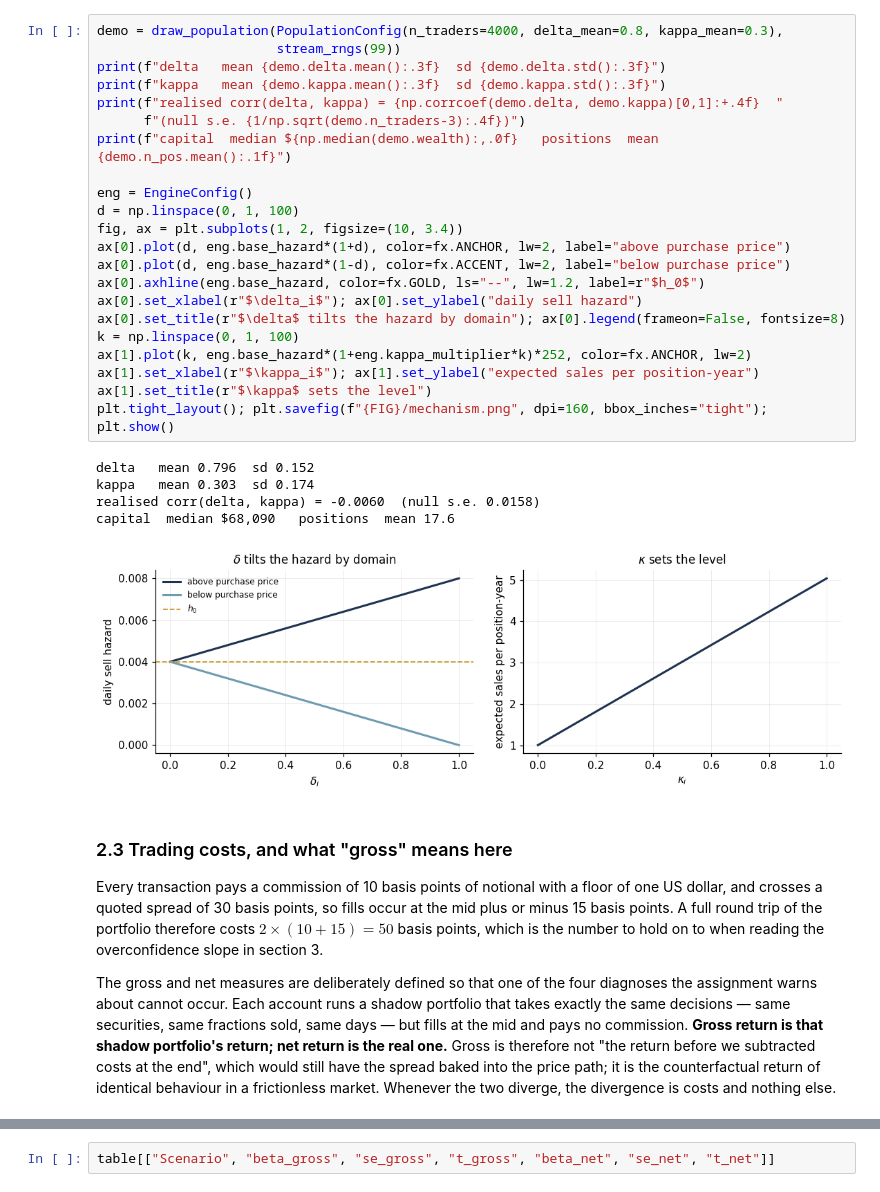
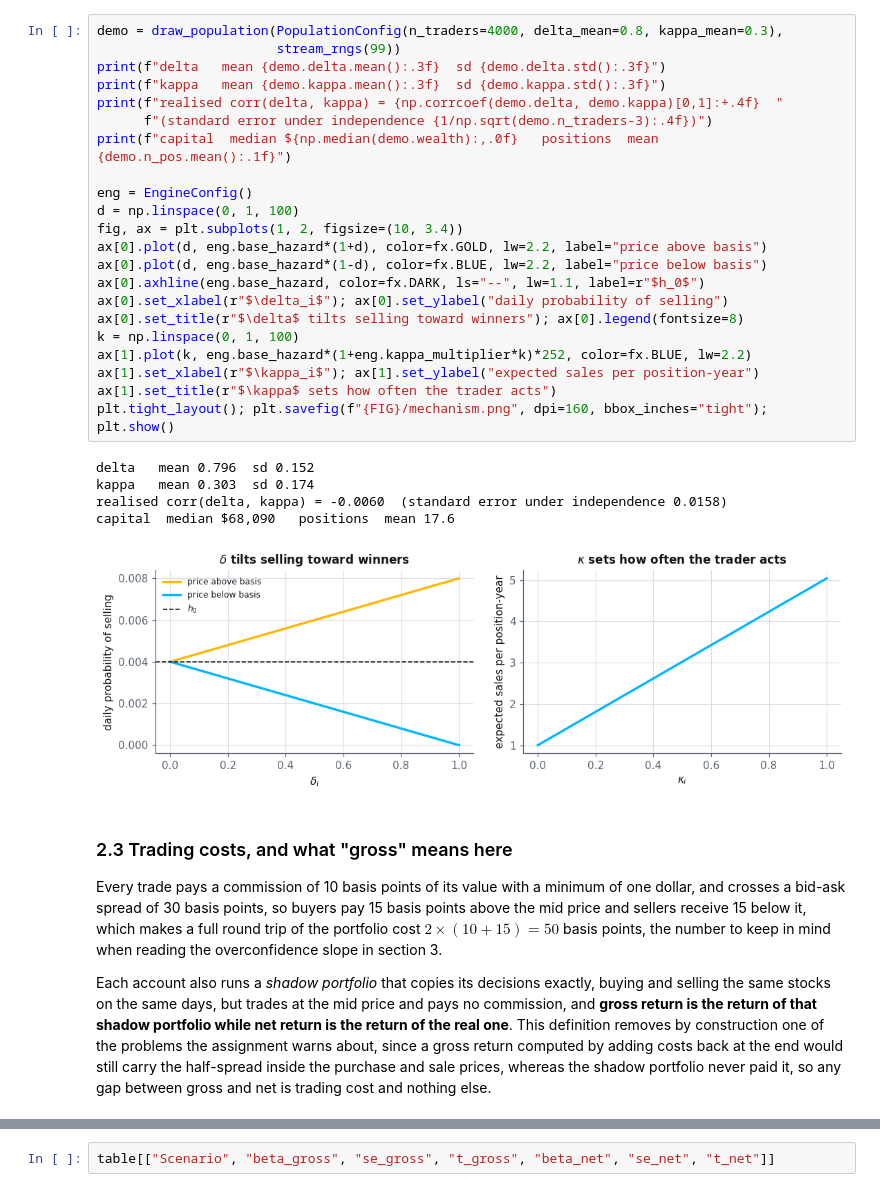
Before and after one commit to Urielledezma/Behavioural-Finance-Studies, a Jupyter notebook: studies/p01-disposition-overconfidence/P01_behavioral_finance.ipynb, the cells around one changed output, grey strips where cells are left out. Saved outputs shown, nothing was run; the diff lists cells and outputs as text.

```diff
--- a/studies/p01-disposition-overconfidence/P01_behavioral_finance.ipynb
+++ b/studies/p01-disposition-overconfidence/P01_behavioral_finance.ipynb
@@ -216,47 +217,36 @@ day into a security chosen uniformly at random, independently of its past and it
 # %%
 demo = draw_population(PopulationConfig(n_traders=4000, delta_mean=0.8, kappa_mean=0.3),
                        stream_rngs(99))
 print(f"delta   mean {demo.delta.mean():.3f}  sd {demo.delta.std():.3f}")
 print(f"kappa   mean {demo.kappa.mean():.3f}  sd {demo.kappa.std():.3f}")
 print(f"realised corr(delta, kappa) = {np.corrcoef(demo.delta, demo.kappa)[0,1]:+.4f}  "
-      f"(null s.e. {1/np.sqrt(demo.n_traders-3):.4f})")
+      f"(standard error under independence {1/np.sqrt(demo.n_traders-3):.4f})")
 print(f"capital  median ${np.median(demo.wealth):,.0f}   positions  mean {demo.n_pos.mean():.1f}")
 
 eng = EngineConfig()
 d = np.linspace(0, 1, 100)
 fig, ax = plt.subplots(1, 2, figsize=(10, 3.4))
-ax[0].plot(d, eng.base_hazard*(1+d), color=fx.ANCHOR, lw=2, label="above purchase price")
-ax[0].plot(d, eng.base_hazard*(1-d), color=fx.ACCENT, lw=2, label="below purchase price")
-ax[0].axhline(eng.base_hazard, color=fx.GOLD, ls="--", lw=1.2, label=r"$h_0$")
-ax[0].set_xlabel(r"$\delta_i$"); ax[0].set_ylabel("daily sell hazard")
-ax[0].set_title(r"$\delta$ tilts the hazard by domain"); ax[0].legend(frameon=False, fontsize=8)
+ax[0].plot(d, eng.base_hazard*(1+d), color=fx.GOLD, lw=2.2, label="price above basis")
+ax[0].plot(d, eng.base_hazard*(1-d), color=fx.BLUE, lw=2.2, label="price below basis")
+ax[0].axhline(eng.base_hazard, color=fx.DARK, ls="--", lw=1.1, label=r"$h_0$")
+ax[0].set_xlabel(r"$\delta_i$"); ax[0].set_ylabel("daily probability of selling")
+ax[0].set_title(r"$\delta$ tilts selling toward winners"); ax[0].legend(fontsize=8)
 k = np.linspace(0, 1, 100)
-ax[1].plot(k, eng.base_hazard*(1+eng.kappa_multiplier*k)*252, color=fx.ANCHOR, lw=2)
+ax[1].plot(k, eng.base_hazard*(1+eng.kappa_multiplier*k)*252, color=fx.BLUE, lw=2.2)
 ax[1].set_xlabel(r"$\kappa_i$"); ax[1].set_ylabel("expected sales per position-year")
-ax[1].set_title(r"$\kappa$ sets the level")
+ax[1].set_title(r"$\kappa$ sets how often the trader acts")
 plt.tight_layout(); plt.savefig(f"{FIG}/mechanism.png", dpi=160, bbox_inches="tight"); plt.show()
 # %% [output]
 delta   mean 0.796  sd 0.152
 kappa   mean 0.303  sd 0.174
-realised corr(delta, kappa) = -0.0060  (null s.e. 0.0158)
+realised corr(delta, kappa) = -0.0060  (standard error under independence 0.0158)
 capital  median $68,090   positions  mean 17.6
-[figure, old version]
+[figure, new version]
 # %% [markdown]
 <a id="s23"></a>
 
 ### 2.3 Trading costs, and what "gross" means here
 
-Every transaction pays a commission of 10 basis points of notional with a floor of one US
-dollar, and crosses a quoted spread of 30 basis points, so fills occur at the mid plus or
-minus 15 basis points. A full round trip of the portfolio therefore costs
-$2\times(10+15)=50$ basis points, which is the number to hold on to when reading the
-overconfidence slope in section 3.
+Every trade pays a commission of 10 basis points of its value with a minimum of one dollar, and crosses a bid-ask spread of 30 basis points, so buyers pay 15 basis points above the mid price and sellers receive 15 below it, which makes a full round trip of the portfolio cost $2\times(10+15)=50$ basis points, the number to keep in mind when reading the overconfidence slope in section 3.
 
-The gross and net measures are deliberately defined so that one of the four diagnoses the
-assignment warns about cannot occur. Each account runs a shadow portfolio that takes exactly
-the same decisions — same securities, same fractions sold, same days — but fills at the mid
-and pays no commission. **Gross return is that shadow portfolio's return; net return is the
-real one.** Gross is therefore not "the return before we subtracted costs at the end", which
-would still have the spread baked into the price path; it is the counterfactual return of
-identical behaviour in a frictionless market. Whenever the two diverge, the divergence is
-costs and nothing else.
+Each account also runs a *shadow portfolio* that copies its decisions exactly, buying and selling the same stocks on the same days, but trades at the mid price and pays no commission, and **gross return is the return of that shadow portfolio while net return is the return of the real one**. This definition removes by construction one of the problems the assignment warns about, since a gross return computed by adding costs back at the end would still carry the half-spread inside the purchase and sale prices, whereas the shadow portfolio never paid it, so any gap between gross and net is trading cost and nothing else.
```
Also changed, not shown: parts of 49 cells of this notebook, 11 other files.
